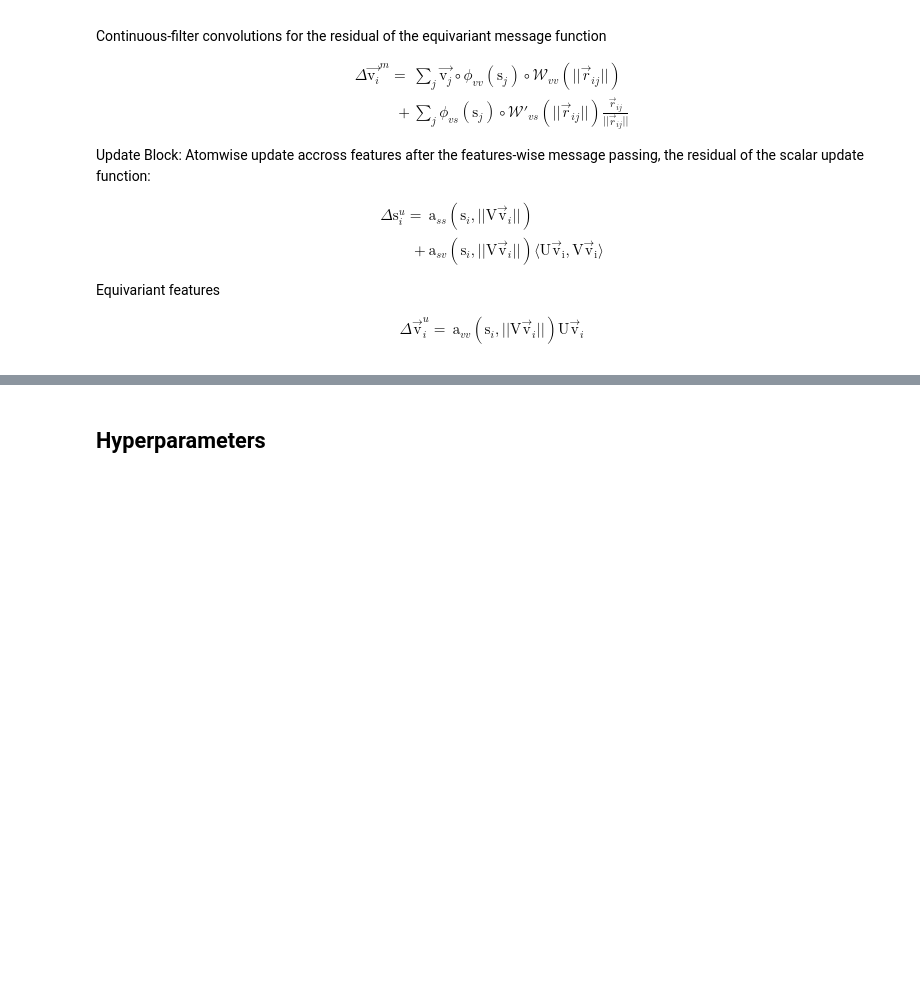
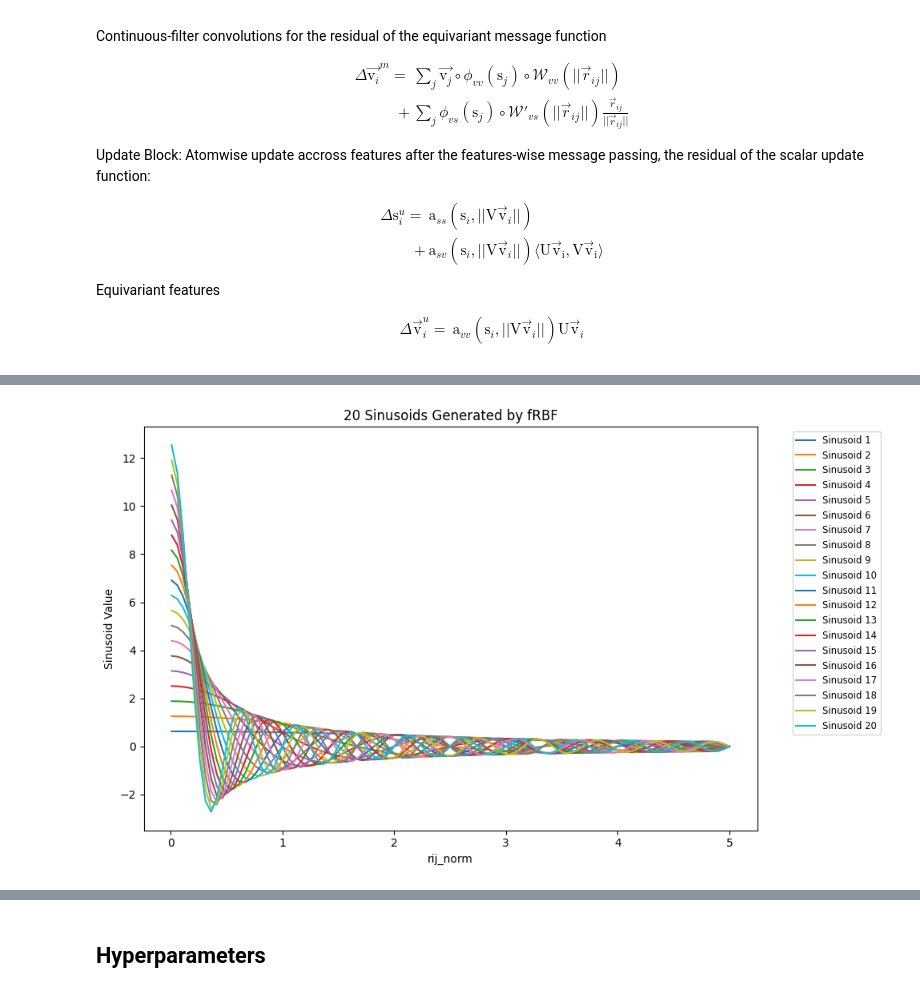
Before and after one commit to wen2720/02456_painn_project, a Jupyter notebook: notebookPaiNN.ipynb, the cells around one changed output, grey strips where cells are left out. Drawn from its saved outputs; the diff is of its cells as text; code cells hidden in the pictures; blank space fills up the shorter version.

Commit message:
dev: plot rbf fcut

```diff
--- a/notebookPaiNN.ipynb
+++ b/notebookPaiNN.ipynb
@@ -558,0 +574,32 @@ eji tensor([   0,    0,    0,  ..., 1792, 1792, 1792]) eji tensor([  11,    2,
+# %%
+import torch
+import matplotlib.pyplot as plt
+
+# Generate sinusoids
+def generate_sinusoids(rij_norm, rCut, nRbf=20):
+    Trbf = torch.arange(1, nRbf + 1).float()  # 1 to nRbf
+    rij_norm = rij_norm.unsqueeze(-1)  # Reshape to apply over Trbf
+    RBF = torch.sin(Trbf * torch.pi * rij_norm / rCut) / (rij_norm + 1e-8)
+    return RBF
+
+# Parameters
+rCut = 5.0
+nRbf = 20
+rij_norm = torch.linspace(0.01, rCut, 100)  # Avoid zero to prevent division by zero
+
+# Generate sinusoids
+RBF_values = generate_sinusoids(rij_norm, rCut, nRbf)
+
+# Plot the sinusoids
+plt.figure(figsize=(10, 6))
+for i in range(nRbf):
+    plt.plot(rij_norm.numpy(), RBF_values[:, i].numpy(), label=f'Sinusoid {i + 1}')
+
+plt.xlabel('rij_norm')
+plt.ylabel('Sinusoid Value')
+plt.title(f'{nRbf} Sinusoids Generated by fRBF')
+plt.legend(bbox_to_anchor=(1.05, 1), loc='upper left', fontsize='small')
+plt.tight_layout()
+plt.show()
+# %% [output]
+[figure, added]
```
Also changed, not shown: parts of 4 cells of this notebook, 1 other file.
